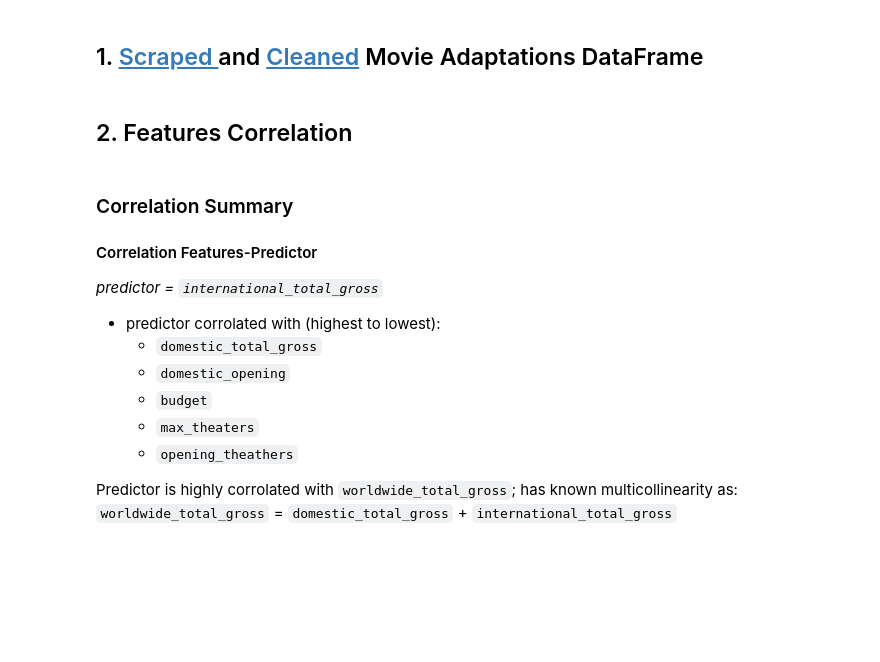
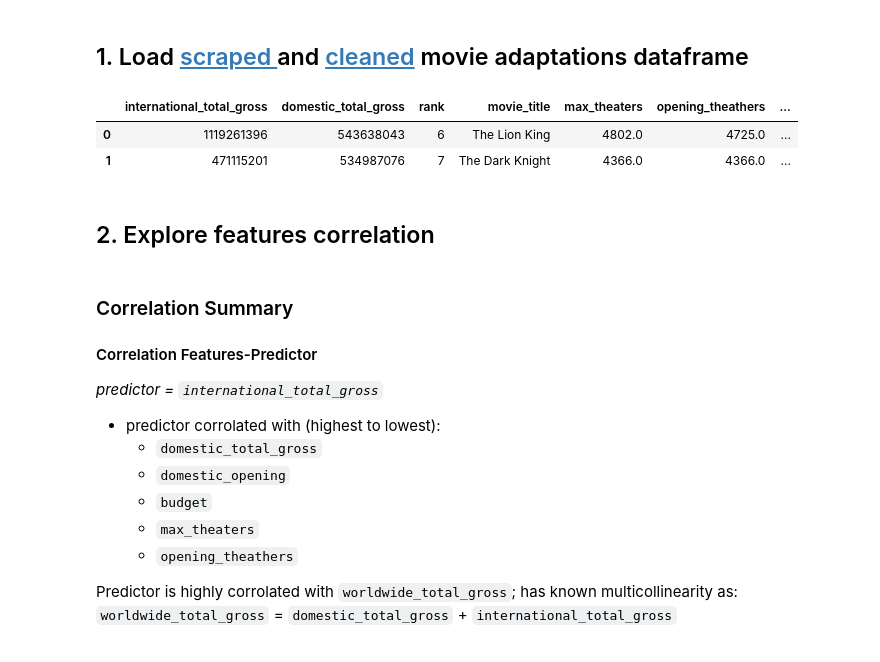
Before and after one commit to slp22/regression-project, a Jupyter notebook: adaptation_movies_regression.ipynb, the cells around one changed output. Drawn from its saved outputs; the diff is of its cells as text; code cells hidden in the pictures; blank space fills up the shorter version.

```diff
--- a/adaptation_movies_regression.ipynb
+++ b/adaptation_movies_regression.ipynb
@@ -18,9 +26,14 @@ from sklearn.model_selection import (cross_val_score, train_test_split, KFold, G
 from sklearn.metrics import r2_score, mean_squared_error
 %matplotlib inline
 # %% [markdown]
-## 1. [Scraped ](https://github.com/slp22/regression-project/blob/main/adaptation_movies_webscraping.ipynb) and [Cleaned](https://github.com/slp22/regression-project/blob/main/adaptation_movies_eda.ipynb) Movie Adaptations DataFrame
+## 1. Load [scraped ](https://github.com/slp22/regression-project/blob/main/adaptation_movies_webscraping.ipynb) and [cleaned](https://github.com/slp22/regression-project/blob/main/adaptation_movies_eda.ipynb) movie adaptations dataframe
 # %%
 movie_df = pd.read_csv('clean_df.csv')
+movie_df.drop(columns=['link_stub'], inplace=True)
 movie_df.head(2)
+# %% [output]
+|  | international_total_gross | domestic_total_gross | rank | movie_title | max_theaters | opening_theathers | ... |
+| 0 | 1119261396 | 543638043 | 6 | The Lion King | 4802.0 | 4725.0 | ... |
+| 1 | 471115201 | 534987076 | 7 | The Dark Knight | 4366.0 | 4366.0 | ... |
 # %%
 movie_df.describe()
@@ -28,5 +41,5 @@ movie_df.describe()
-# %% [markdown]
-## 2. Features Correlation
+# %% [markdown]
+## 2. Explore features correlation
 # %%
 # pairplot
 sns.pairplot(movie_df, height=3, aspect=1.5);
```
Also changed, not shown: parts of 51 cells of this notebook.
